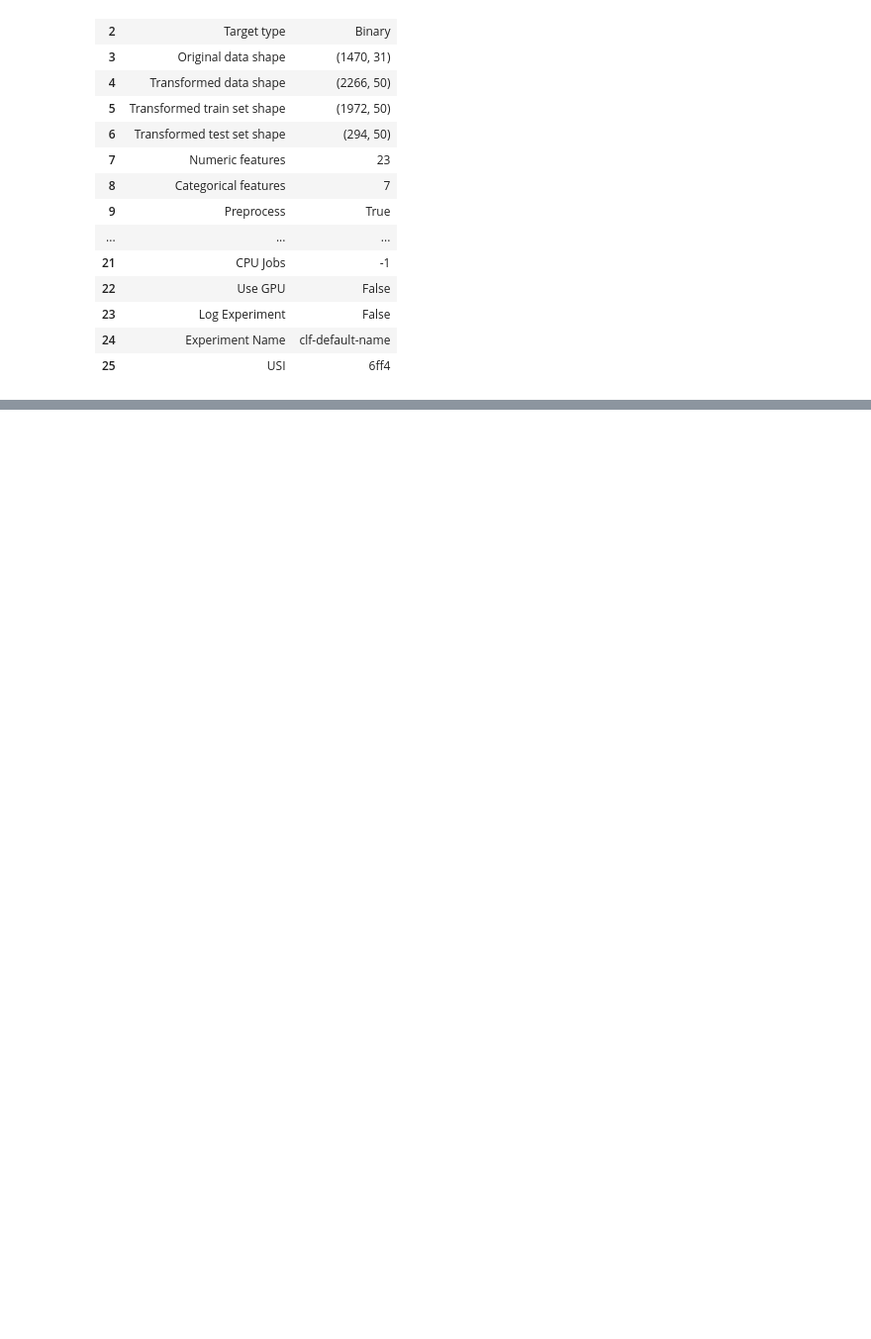
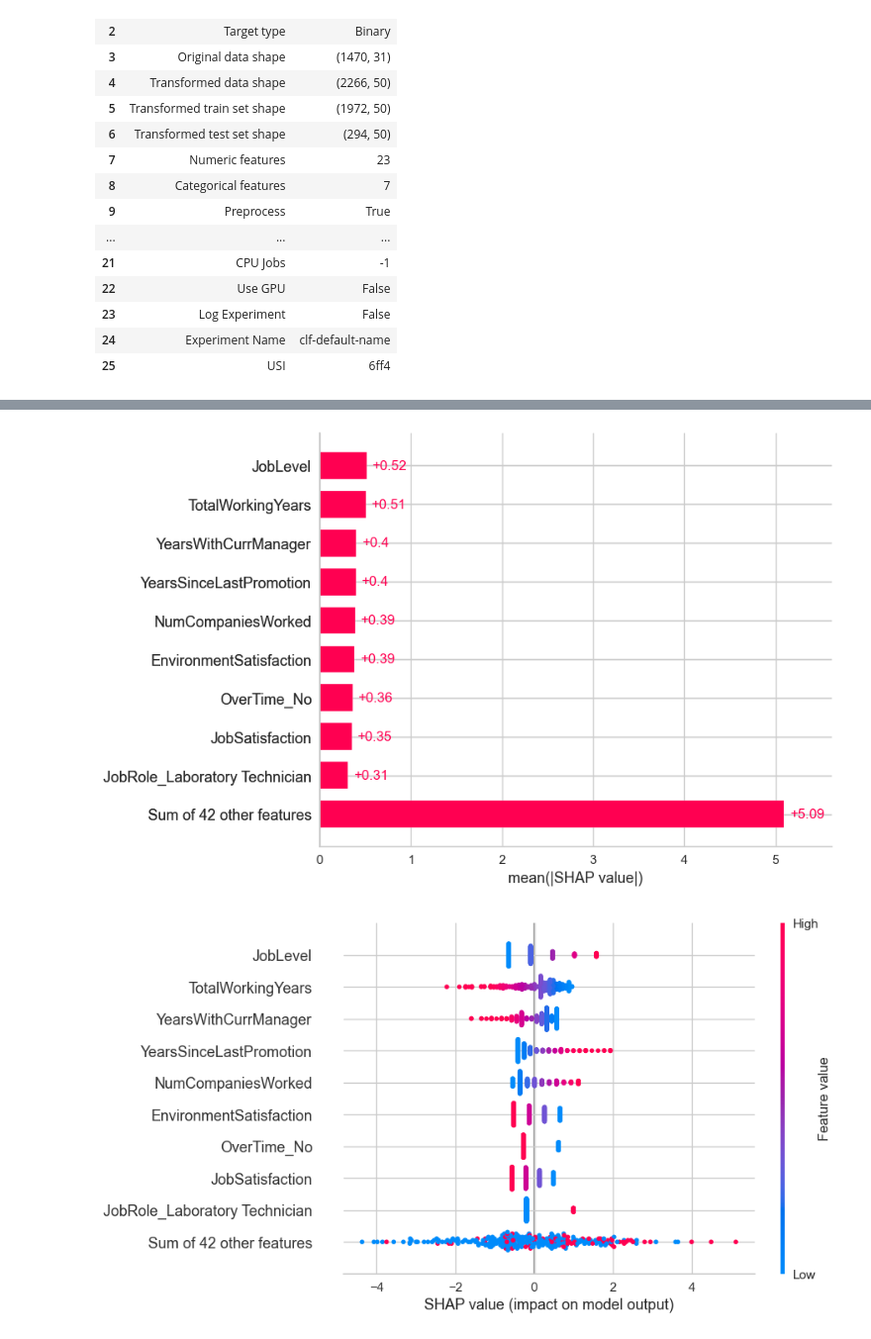
Before and after one commit to SafaaC/Employee_Attrition_Prediction, a Jupyter notebook: attrition.ipynb, the cells around one changed output, grey strips where cells are left out. Shown at 99% size. Saved outputs shown, nothing was run; the diff lists cells and outputs as text; code cells hidden in the pictures; blank space fills up the shorter version.

Commit message:
Explainability(SHAP and LIME)

```diff
--- a/attrition.ipynb
+++ b/attrition.ipynb
@@ -181,8 +181,9 @@ num_pipe= Pipeline([
 
 cat_pipe = Pipeline([
     ('impute', SimpleImputer(strategy='most_frequent')),
-    ('oneHot',OneHotEncoder(sparse_output=False))
+    ('oneHot',OneHotEncoder(handle_unknown='ignore', sparse=True))
 ])
+
 
 preprocessor = ColumnTransformer([
     ('num',num_pipe,num_cols),
@@ -309,0 +334,19 @@ holdout.head()
+# %%
+import shap
+
+X_train_t = preprocessor.fit_transform(X_train)
+X_test_t  = preprocessor.transform(X_test)
+feature_names = [n.split("__", 1)[1] for n in preprocessor.get_feature_names_out()]
+
+lr = LogisticRegression(max_iter=1000, class_weight="balanced", random_state=42)
+lr.fit(X_train_t, y_train)
+
+explainer   = shap.LinearExplainer(lr, X_train_t)
+shap_values = explainer(X_test_t)
+shap_values.feature_names = feature_names
+# %%
+shap.plots.bar(shap_values, max_display=10)
+shap.plots.beeswarm(shap_values, max_display=10)
+# %% [output]
+[figure, added]
+[figure, added]
```
Also changed, not shown: parts of 5 cells of this notebook.
